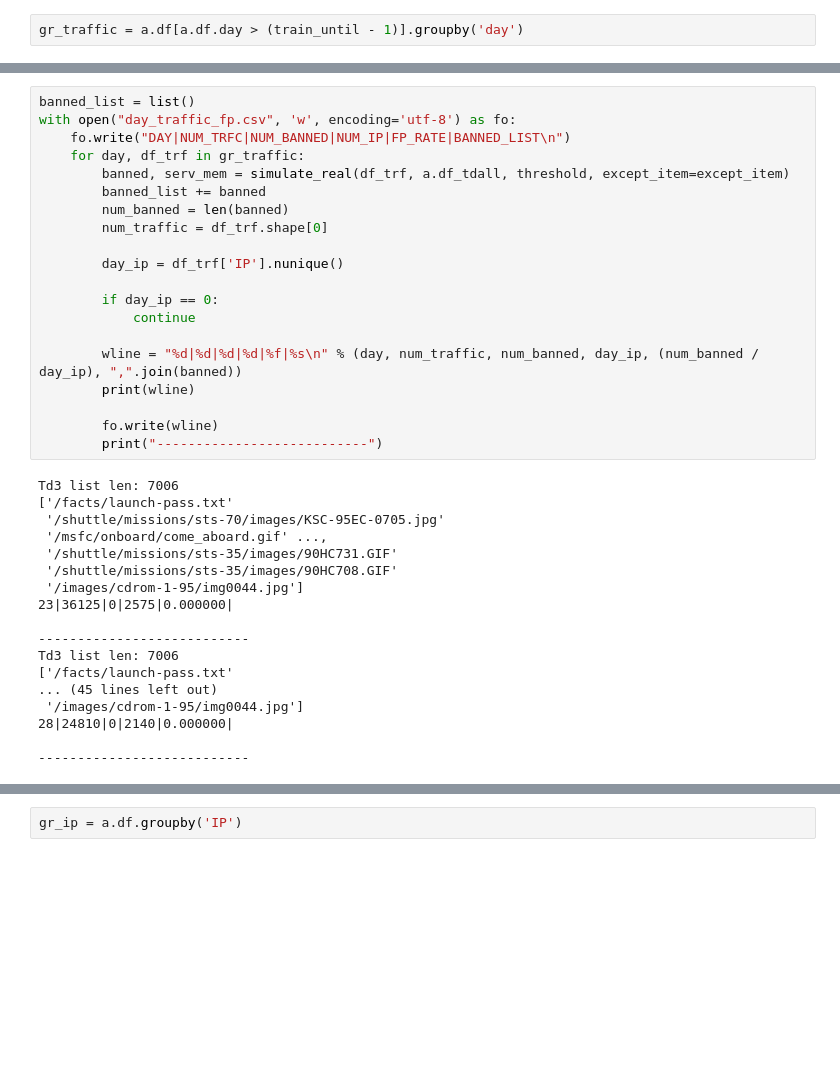
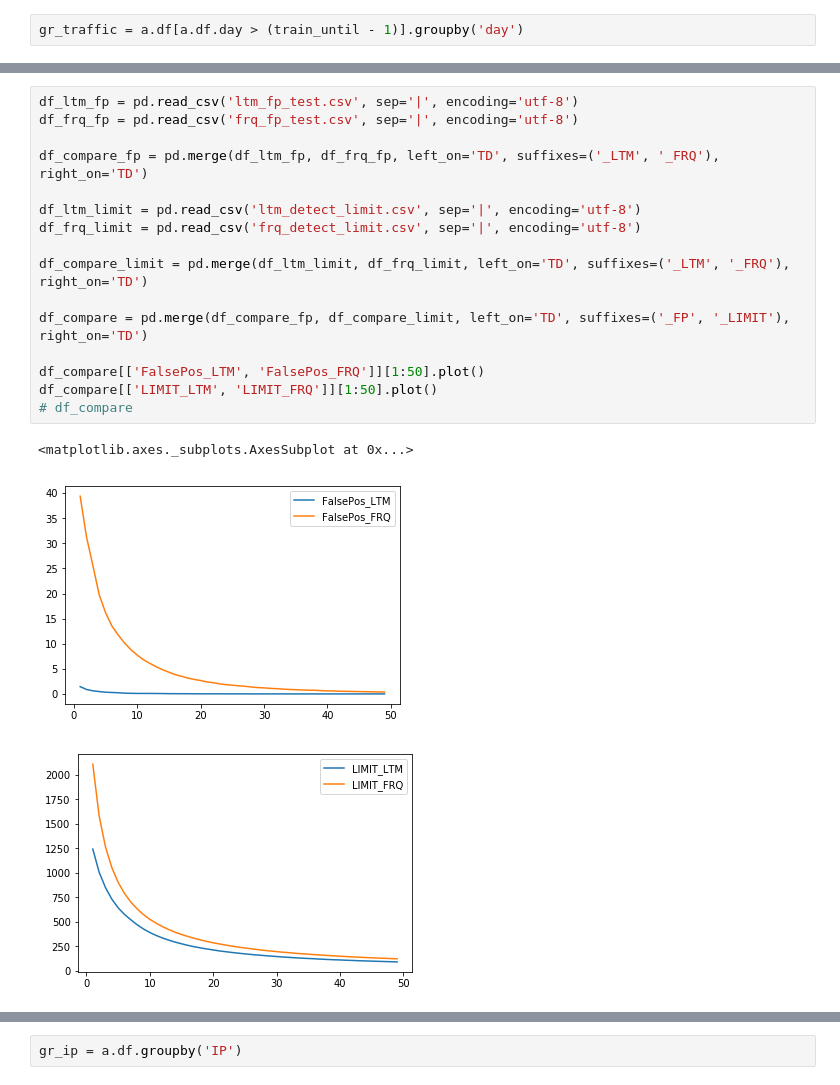
Before and after one commit to diemori/anti-crawler, a Jupyter notebook: 20_Experiments/Exmperiment_20180213.ipynb, the cells around one changed output, grey strips where cells are left out. Drawn from its saved outputs; the diff is of its cells as text; blank space fills up the shorter version.

```diff
--- a/20_Experiments/Exmperiment_20180213.ipynb
+++ b/20_Experiments/Exmperiment_20180213.ipynb
@@ -264,41 +349,23 @@ Td3 list len: 5355
-# %%
-banned_list = list()
-with open("day_traffic_fp.csv", 'w', encoding='utf-8') as fo:
-    fo.write("DAY|NUM_TRFC|NUM_BANNED|NUM_IP|FP_RATE|BANNED_LIST\n")
-    for day, df_trf in gr_traffic:
-        banned, serv_mem = simulate_real(df_trf, a.df_tdall, threshold, except_item=except_item)
-        banned_list += banned
-        num_banned = len(banned)
-        num_traffic = df_trf.shape[0]
-
-        day_ip = df_trf['IP'].nunique()
-
-        if day_ip == 0:
-            continue
-
-        wline = "%d|%d|%d|%d|%f|%s\n" % (day, num_traffic, num_banned, day_ip, (num_banned / day_ip), ",".join(banned))
-        print(wline)
-
-        fo.write(wline)
-        print("---------------------------")
-# %% [output]
-Td3 list len: 7006
-['/facts/launch-pass.txt'
- '/shuttle/missions/sts-70/images/KSC-95EC-0705.jpg'
- '/msfc/onboard/come_aboard.gif' ...,
- '/shuttle/missions/sts-35/images/90HC731.GIF'
- '/shuttle/missions/sts-35/images/90HC708.GIF'
- '/images/cdrom-1-95/img0044.jpg']
-23|36125|0|2575|0.000000|
-
----------------------------
-Td3 list len: 7006
-['/facts/launch-pass.txt'
-... (45 lines left out)
- '/images/cdrom-1-95/img0044.jpg']
-28|24810|0|2140|0.000000|
-
----------------------------
+# %%
+df_ltm_fp = pd.read_csv('ltm_fp_test.csv', sep='|', encoding='utf-8')
+df_frq_fp = pd.read_csv('frq_fp_test.csv', sep='|', encoding='utf-8')
+
+df_compare_fp = pd.merge(df_ltm_fp, df_frq_fp, left_on='TD', suffixes=('_LTM', '_FRQ'), right_on='TD')
+
+df_ltm_limit = pd.read_csv('ltm_detect_limit.csv', sep='|', encoding='utf-8')
+df_frq_limit = pd.read_csv('frq_detect_limit.csv', sep='|', encoding='utf-8')
+
+df_compare_limit = pd.merge(df_ltm_limit, df_frq_limit, left_on='TD', suffixes=('_LTM', '_FRQ'), right_on='TD')
+
+df_compare = pd.merge(df_compare_fp, df_compare_limit, left_on='TD', suffixes=('_FP', '_LIMIT'), right_on='TD')
+
+df_compare[['FalsePos_LTM', 'FalsePos_FRQ']][1:50].plot()
+df_compare[['LIMIT_LTM', 'LIMIT_FRQ']][1:50].plot()
+# df_compare
+# %% [output]
+<matplotlib.axes._subplots.AxesSubplot at 0x...>
+[figure, added]
+[figure, added]
 # %%
 # 전체 차단 IP
 banned_list = list(set(banned_list))
```
Also changed, not shown: parts of 15 cells of this notebook, 10 other files.
